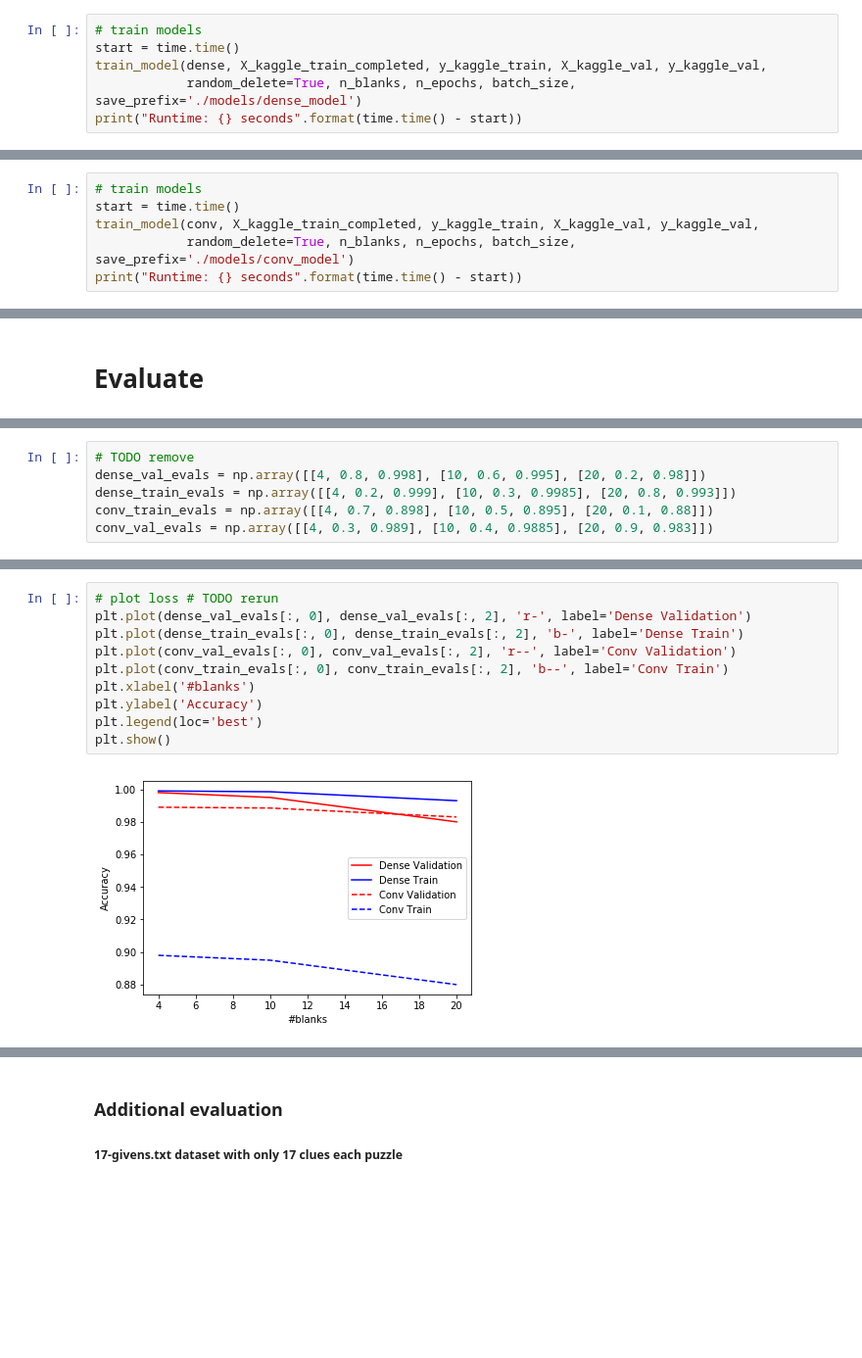
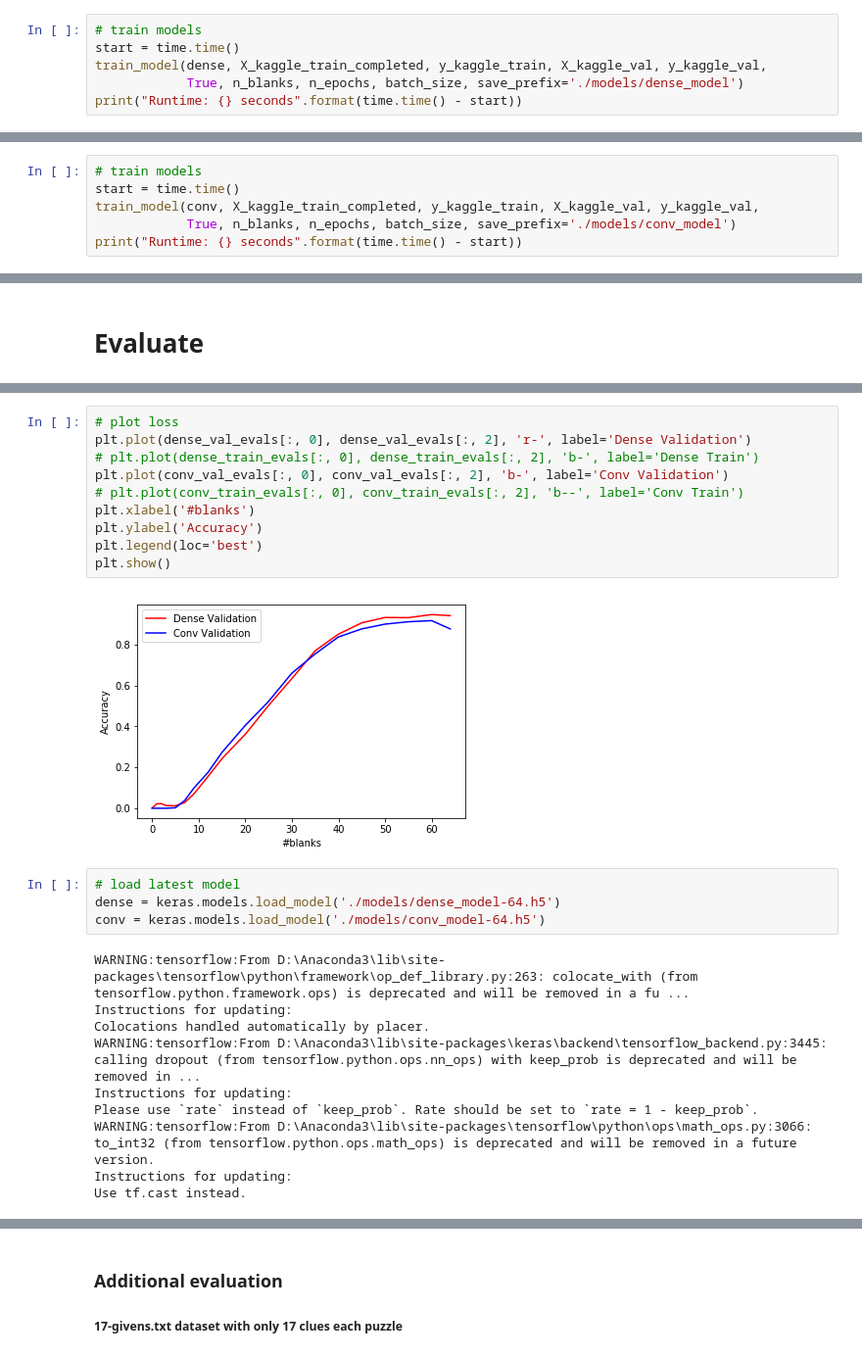
Before and after one commit to tthung1997/sudoku-neuralnet, a Jupyter notebook: main_easy.ipynb, the cells around one changed output, grey strips where cells are left out. Shown at 98% size. Cells and saved outputs as stored; diff of their text form; blank space fills up the shorter version.

Commit message:
Initial 2 models

```diff
--- a/main_easy.ipynb
+++ b/main_easy.ipynb
@@ -225,7 +228,7 @@ batch_size = [256] * len(n_epochs)
 # train models
 start = time.time()
 train_model(dense, X_kaggle_train_completed, y_kaggle_train, X_kaggle_val, y_kaggle_val,
-            random_delete=True, n_blanks, n_epochs, batch_size, save_prefix='./models/dense_model')
+            True, n_blanks, n_epochs, batch_size, save_prefix='./models/dense_model')
 print("Runtime: {} seconds".format(time.time() - start))
 # %% [output]
 Iteration 1:
@@ -258,5 +296,5 @@ conv.layers[1].summary()
 # train models
 start = time.time()
 train_model(conv, X_kaggle_train_completed, y_kaggle_train, X_kaggle_val, y_kaggle_val,
-            random_delete=True, n_blanks, n_epochs, batch_size, save_prefix='./models/conv_model')
+            True, n_blanks, n_epochs, batch_size, save_prefix='./models/conv_model')
 print("Runtime: {} seconds".format(time.time() - start))
@@ -279,6 +346,0 @@ print("Runtime: {} seconds".format(time.time() - start))
-# %%
-# TODO remove
-dense_val_evals = np.array([[4, 0.8, 0.998], [10, 0.6, 0.995], [20, 0.2, 0.98]])
-dense_train_evals = np.array([[4, 0.2, 0.999], [10, 0.3, 0.9985], [20, 0.8, 0.993]])
-conv_train_evals = np.array([[4, 0.7, 0.898], [10, 0.5, 0.895], [20, 0.1, 0.88]])
-conv_val_evals = np.array([[4, 0.3, 0.989], [10, 0.4, 0.9885], [20, 0.9, 0.983]])
@@ -297,12 +430,26 @@ plt.show()
 # %%
-# plot loss # TODO rerun
+# plot loss
 plt.plot(dense_val_evals[:, 0], dense_val_evals[:, 2], 'r-', label='Dense Validation')
-plt.plot(dense_train_evals[:, 0], dense_train_evals[:, 2], 'b-', label='Dense Train')
-plt.plot(conv_val_evals[:, 0], conv_val_evals[:, 2], 'r--', label='Conv Validation')
-plt.plot(conv_train_evals[:, 0], conv_train_evals[:, 2], 'b--', label='Conv Train')
+# plt.plot(dense_train_evals[:, 0], dense_train_evals[:, 2], 'b-', label='Dense Train')
+plt.plot(conv_val_evals[:, 0], conv_val_evals[:, 2], 'b-', label='Conv Validation')
+# plt.plot(conv_train_evals[:, 0], conv_train_evals[:, 2], 'b--', label='Conv Train')
 plt.xlabel('#blanks')
 plt.ylabel('Accuracy')
 plt.legend(loc='best')
 plt.show()
 # %% [output]
-[figure, old version]
+[figure, new version]
+# %%
+# load latest model
+dense = keras.models.load_model('./models/dense_model-64.h5')
+conv = keras.models.load_model('./models/conv_model-64.h5')
+# %% [output]
+WARNING:tensorflow:From D:\Anaconda3\lib\site-packages\tensorflow\python\framework\op_def_library.py:263: colocate_with (from tensorflow.python.framework.ops) is deprecated and will be removed in a fu ...
+Instructions for updating:
+Colocations handled automatically by placer.
+WARNING:tensorflow:From D:\Anaconda3\lib\site-packages\keras\backend\tensorflow_backend.py:3445: calling dropout (from tensorflow.python.ops.nn_ops) with keep_prob is deprecated and will be removed in ...
+Instructions for updating:
+Please use `rate` instead of `keep_prob`. Rate should be set to `rate = 1 - keep_prob`.
+WARNING:tensorflow:From D:\Anaconda3\lib\site-packages\tensorflow\python\ops\math_ops.py:3066: to_int32 (from tensorflow.python.ops.math_ops) is deprecated and will be removed in a future version.
+Instructions for updating:
+Use tf.cast instead.
```
Also changed, not shown: parts of 25 cells of this notebook, 5 other files.
